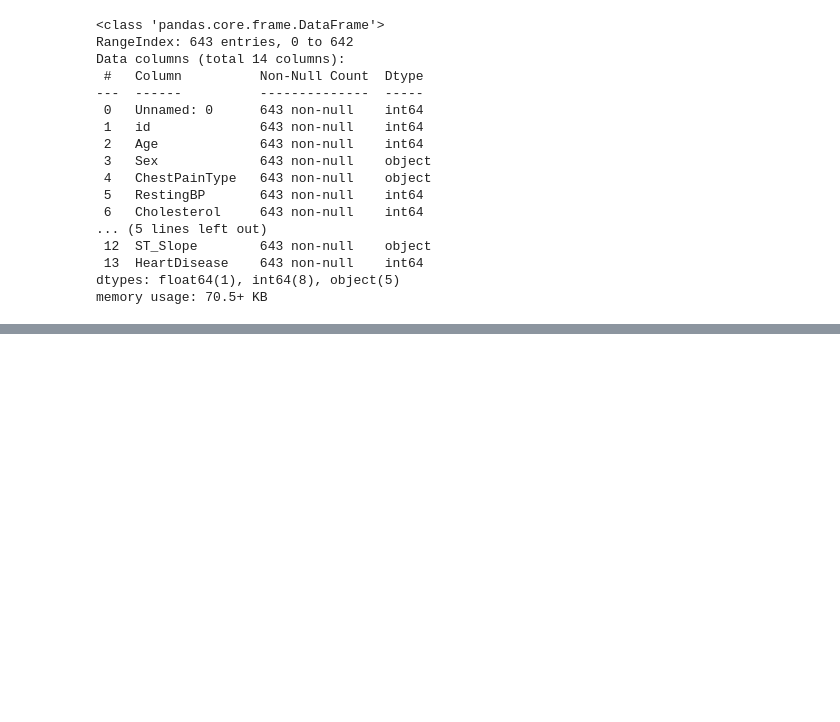
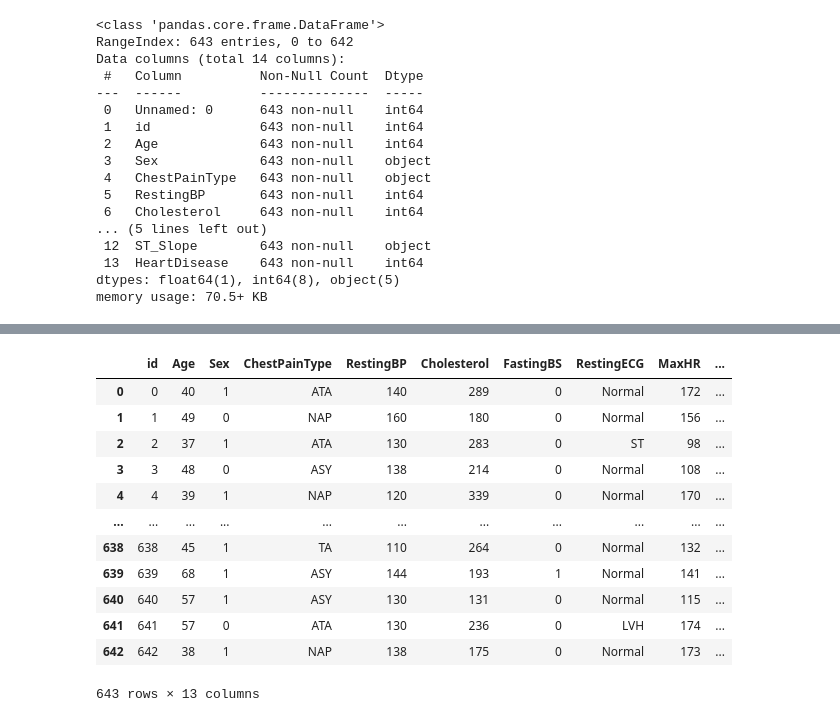
Before and after one commit to Morganh201/HeartDisease, a Jupyter notebook: Untitled.ipynb, the cells around one changed output, grey strips where cells are left out. Saved outputs shown, nothing was run; the diff lists cells and outputs as text; code cells hidden in the pictures; blank space fills up the shorter version.

```diff
--- a/Untitled.ipynb
+++ b/Untitled.ipynb
@@ -35,0 +51,22 @@ memory usage: 70.5+ KB
+# %%
+# Change Sex to 1 or 0
+
+df['Sex'] = df['Sex'].replace('M', 1)
+df['Sex'] = df['Sex'].replace('F', 0)
+df['ExerciseAngina'] = df['ExerciseAngina'].replace('Y', 1)
+df['ExerciseAngina'] = df['ExerciseAngina'].replace('N', 0)
+df
+# %% [output]
+|  | id | Age | Sex | ChestPainType | RestingBP | Cholesterol | FastingBS | RestingECG | MaxHR | ... |
+| 0 | 0 | 40 | 1 | ATA | 140 | 289 | 0 | Normal | 172 | ... |
+| 1 | 1 | 49 | 0 | NAP | 160 | 180 | 0 | Normal | 156 | ... |
+| 2 | 2 | 37 | 1 | ATA | 130 | 283 | 0 | ST | 98 | ... |
+| 3 | 3 | 48 | 0 | ASY | 138 | 214 | 0 | Normal | 108 | ... |
+| 4 | 4 | 39 | 1 | NAP | 120 | 339 | 0 | Normal | 170 | ... |
+| ... | ... | ... | ... | ... | ... | ... | ... | ... | ... | ... |
+| 638 | 638 | 45 | 1 | TA | 110 | 264 | 0 | Normal | 132 | ... |
+| 639 | 639 | 68 | 1 | ASY | 144 | 193 | 1 | Normal | 141 | ... |
+| 640 | 640 | 57 | 1 | ASY | 130 | 131 | 0 | Normal | 115 | ... |
+| 641 | 641 | 57 | 0 | ATA | 130 | 236 | 0 | LVH | 174 | ... |
+| 642 | 642 | 38 | 1 | NAP | 138 | 175 | 0 | Normal | 173 | ... |
+643 rows × 13 columns
```
Also changed, not shown: parts of 6 cells of this notebook.
